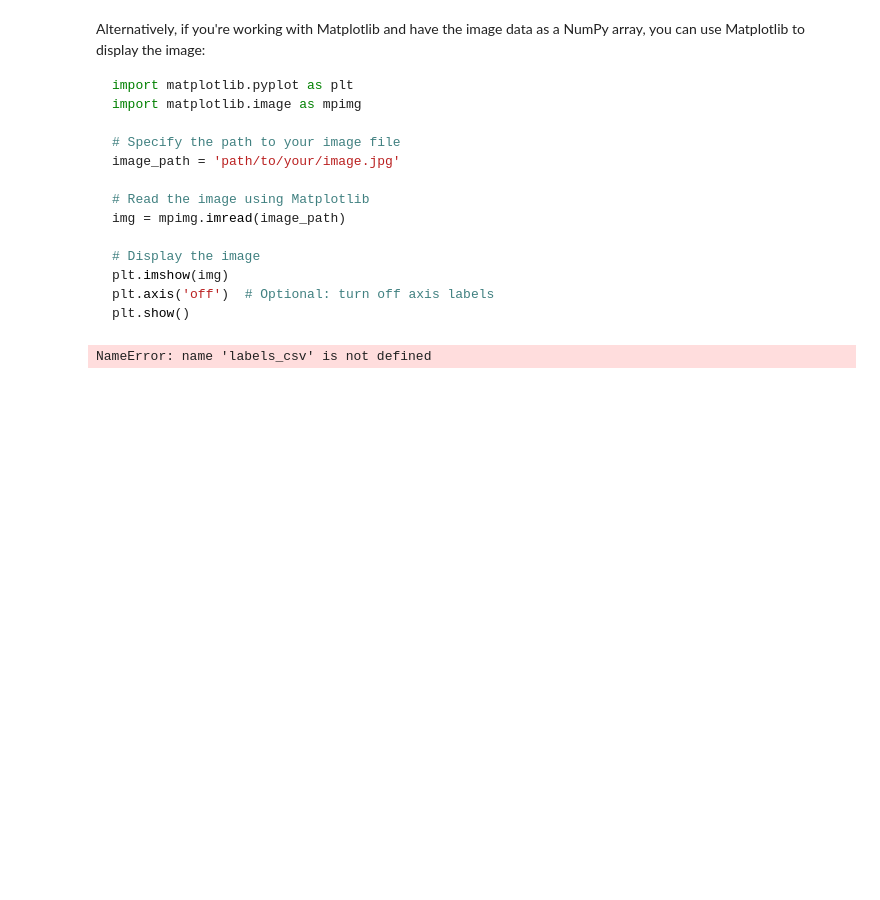
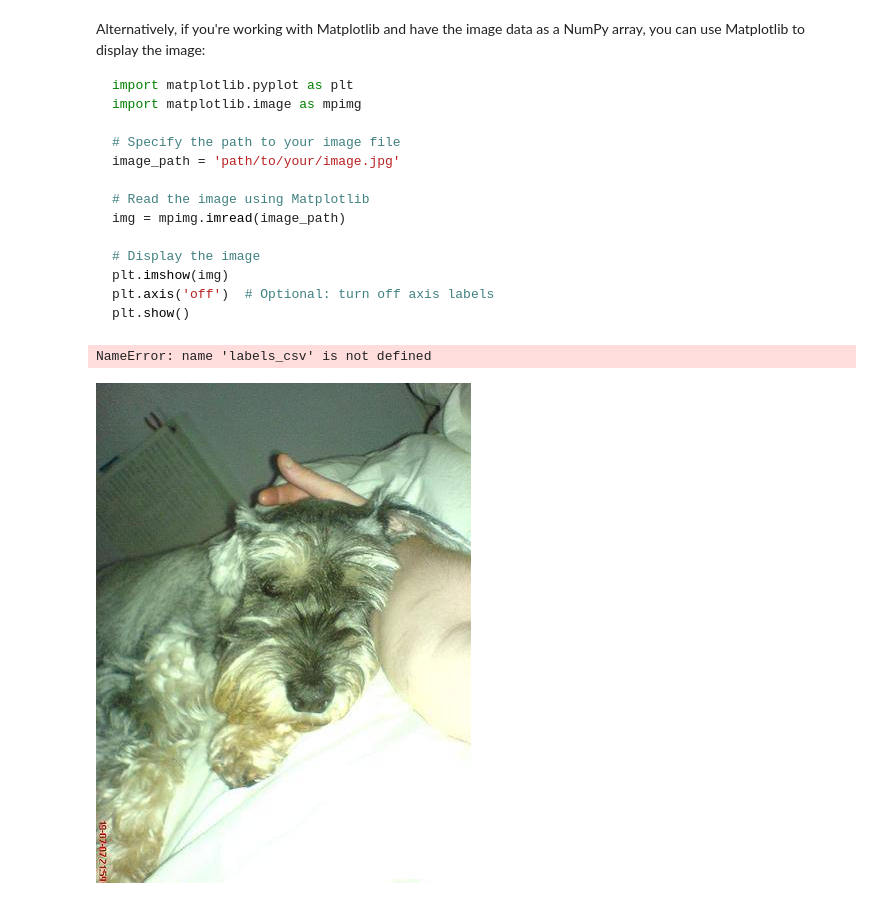
Before and after one commit to sudharaD/Dog-Breeds-Identification-ImageNet_V2, a Jupyter notebook: Dog_Breeds_Identification_ImageNet_V2.ipynb, the cells around one changed output. Cells and saved outputs as stored; diff of their text form; code cells hidden in the pictures; blank space fills up the shorter version.

```diff
--- a/Dog_Breeds_Identification_ImageNet_V2.ipynb
+++ b/Dog_Breeds_Identification_ImageNet_V2.ipynb
@@ -285,3 +285,8 @@ if len(os.listdir("drive/MyDrive/Dog Vision/train/")) == len(filenames):
   print("Filename count matched!")
 else:
   print("Filename count not matched!")
+# %%
+# Check the 9000th image
+Image(filenames[26])
+# %% [output]
+[figure, added]
```
Also changed, not shown: parts of 1 cell of this notebook.
